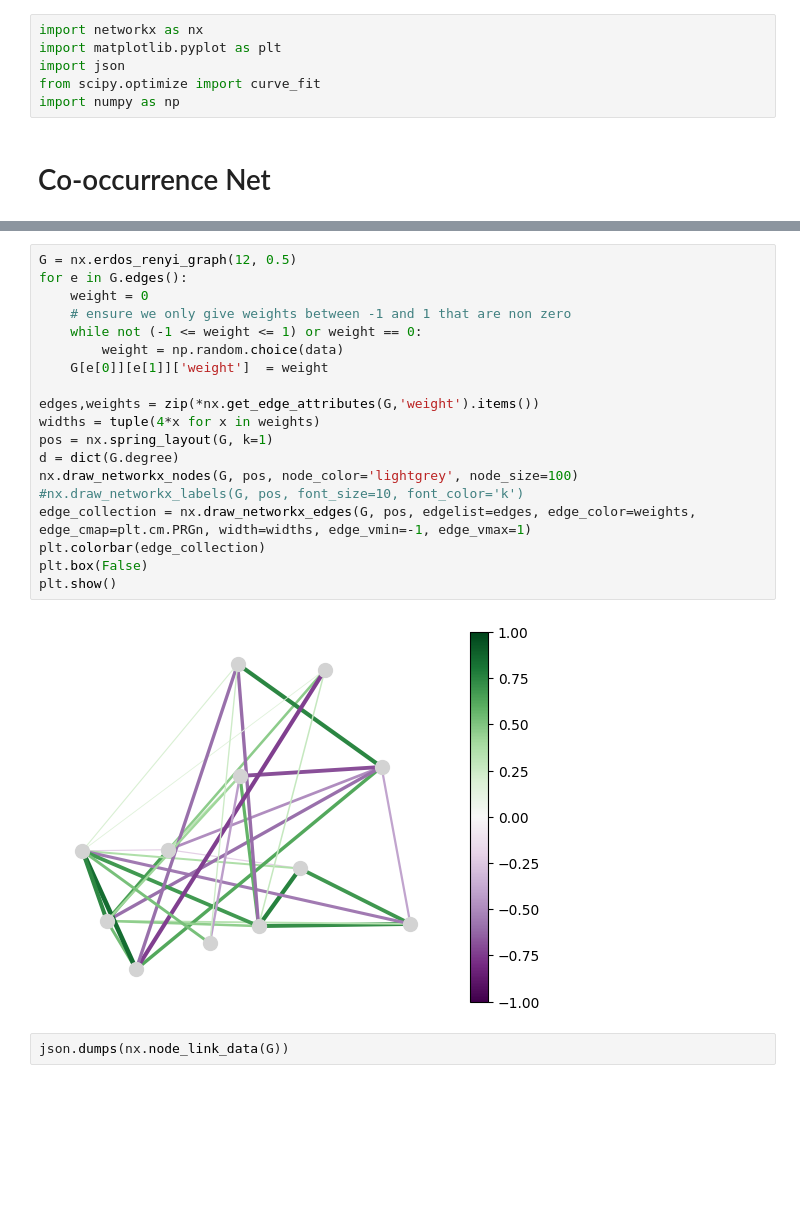
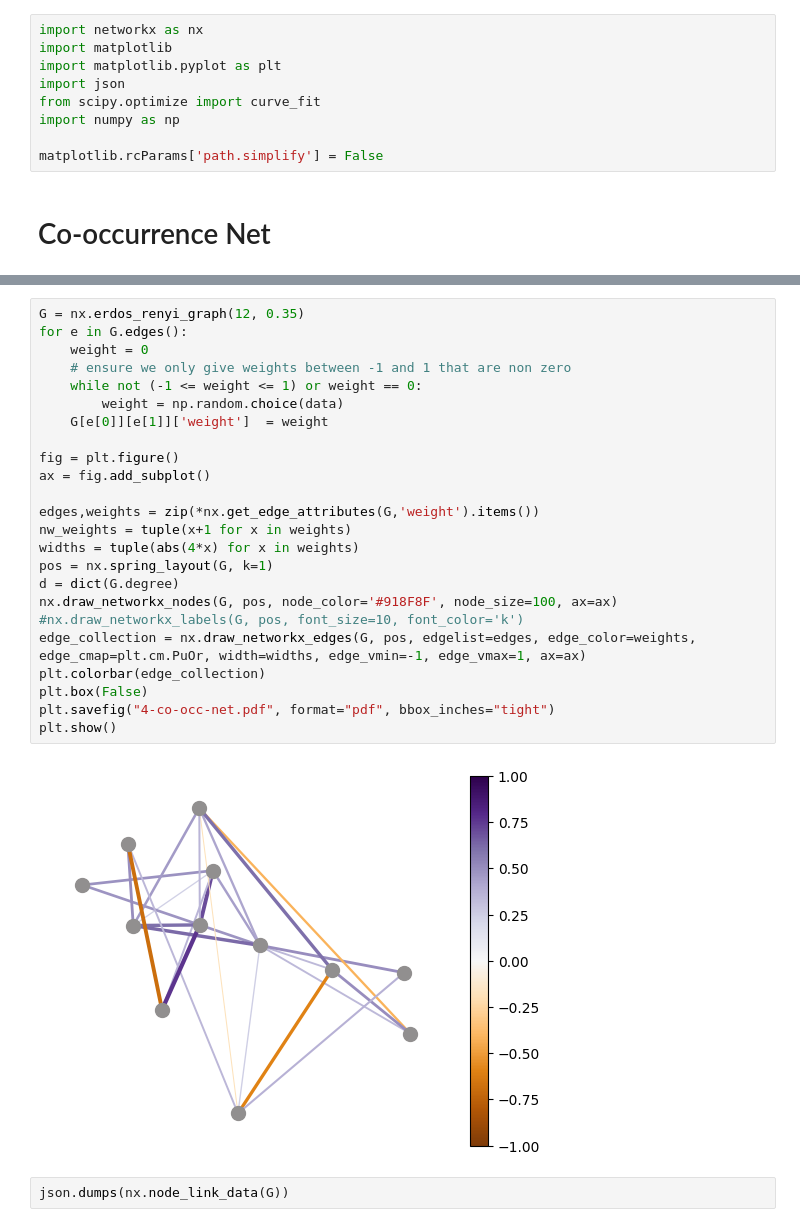
Before and after one commit to timovdk/BLOSSOM, a Jupyter notebook: experiments/nets.ipynb, the cells around one changed output, grey strips where cells are left out. Cells and saved outputs as stored; diff of their text form; blank space fills up the shorter version.

```diff
--- a/experiments/nets.ipynb
+++ b/experiments/nets.ipynb
@@ -1,9 +1,12 @@
 # %%
 import networkx as nx
+import matplotlib
 import matplotlib.pyplot as plt
 import json
 from scipy.optimize import curve_fit
 import numpy as np
+
+matplotlib.rcParams['path.simplify'] = False
 # %% [markdown]
 # Co-occurrence Net
 # %%
@@ -33,26 +37,31 @@ plt.show()
 # %% [output]
 [figure]
 # %%
-G = nx.erdos_renyi_graph(12, 0.5)
+G = nx.erdos_renyi_graph(12, 0.35)
 for e in G.edges():
     weight = 0
     # ensure we only give weights between -1 and 1 that are non zero
     while not (-1 <= weight <= 1) or weight == 0:
         weight = np.random.choice(data)
     G[e[0]][e[1]]['weight']  = weight
 
+fig = plt.figure()
+ax = fig.add_subplot()
+
 edges,weights = zip(*nx.get_edge_attributes(G,'weight').items())
-widths = tuple(4*x for x in weights)
+nw_weights = tuple(x+1 for x in weights)
+widths = tuple(abs(4*x) for x in weights)
 pos = nx.spring_layout(G, k=1)
 d = dict(G.degree)
-nx.draw_networkx_nodes(G, pos, node_color='lightgrey', node_size=100)
+nx.draw_networkx_nodes(G, pos, node_color='#918F8F', node_size=100, ax=ax)
 #nx.draw_networkx_labels(G, pos, font_size=10, font_color='k')
-edge_collection = nx.draw_networkx_edges(G, pos, edgelist=edges, edge_color=weights, edge_cmap=plt.cm.PRGn, width=widths, edge_vmin=-1, edge_vmax=1)
+edge_collection = nx.draw_networkx_edges(G, pos, edgelist=edges, edge_color=weights, edge_cmap=plt.cm.PuOr, width=widths, edge_vmin=-1, edge_vmax=1, ax=ax)
 plt.colorbar(edge_collection)
 plt.box(False)
+plt.savefig("4-co-occ-net.pdf", format="pdf", bbox_inches="tight")
 plt.show()
 # %% [output]
-[figure, old version]
+[figure, new version]
 # %%
 json.dumps(nx.node_link_data(G))
 # %% [output]
```
Also changed, not shown: parts of 1 cell of this notebook, 6 other files.
